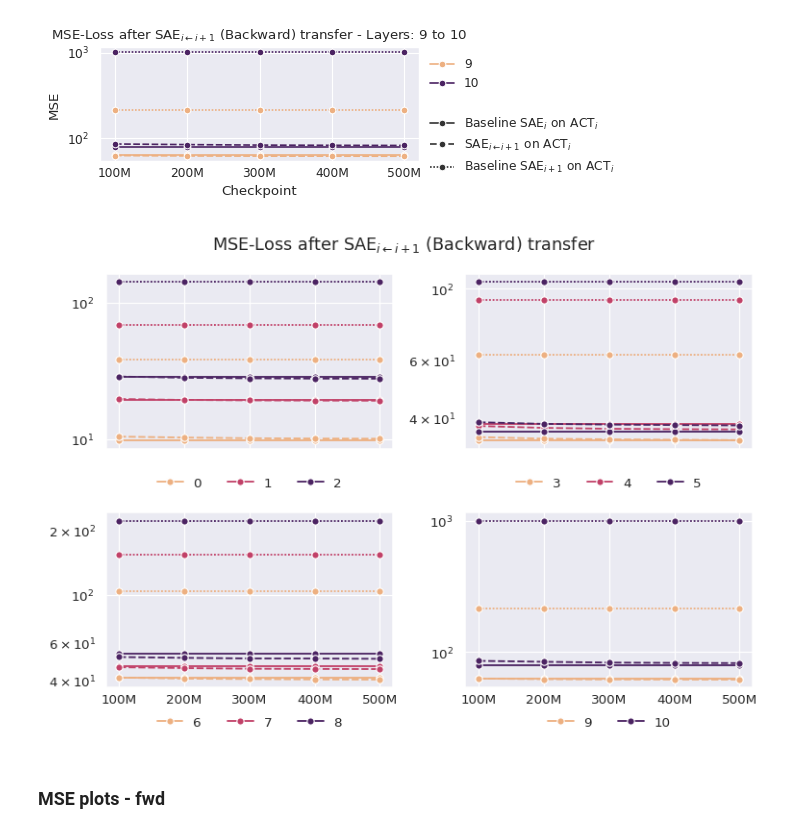
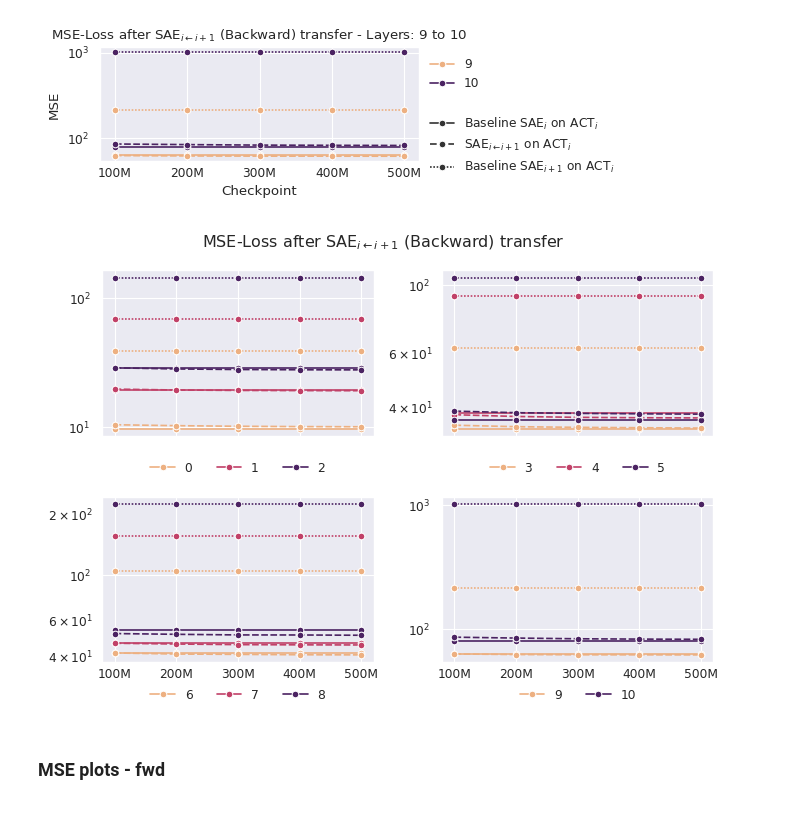
Before and after one commit to ghidav/sae-transfer-learning, a Jupyter notebook: paper_plot.ipynb, the cells around one changed output. Drawn from its saved outputs; the diff is of its cells as text; code cells hidden in the pictures.

```diff
--- a/paper_plot.ipynb
+++ b/paper_plot.ipynb
@@ -916,8 +906,8 @@ l0_fwd_dfs_plot.head()
 # %%
 sns.set_context("paper")
 
-for layers in [[1,2,3], [4,5,6], [7,8,9], [10,11]]:
-    plt.figure(figsize=(6,2))  # width=12 inches, height=6 inches
+for layers in [[1, 2, 3], [4, 5, 6], [7, 8, 9], [10, 11]]:
+    plt.figure(figsize=(6, 2))  # width=12 inches, height=6 inches
     plt.title(
         "L0-Loss after SAE$_{i\leftarrow i-1}$ (Forward) transfer - Layers: "
         + str(layers[0])
@@ -933,7 +923,7 @@ for layers in [[1,2,3], [4,5,6], [7,8,9], [10,11]]:
         err_style=None,
         legend="full",
         palette=sns.color_palette("flare", as_cmap=True),
-        marker="o"
+        marker="o",
     )
     ax.set_xticks(np.arange(5))
     ax.set_xlabel("Checkpoint")
@@ -957,7 +947,7 @@ for layers in [[1,2,3], [4,5,6], [7,8,9], [10,11]]:
     sns.move_legend(ax, "upper left", bbox_to_anchor=(1, 1), ncol=1, title=None, frameon=False)
     # sns.move_legend(ax, "lower center", bbox_to_anchor=(0.5, -0.25), ncol=8, title=None, frameon=False)
     plt.tight_layout()
-    plt.savefig(IMG_PATH + f"lineplot_fwd_l0_{layers[0]}_{layers[-1]}.png")
+    plt.savefig(IMG_PATH + f"lineplot_fwd_l0_{layers[0]}_{layers[-1]}.png", dpi=300, bbox_inches="tight")
 # %% [output]
 [figure]
 [figure]
@@ -966,7 +956,7 @@ for layers in [[1,2,3], [4,5,6], [7,8,9], [10,11]]:
 # %%
 sns.set_context("paper")
 
-fig, axes = plt.subplots(2, 2, figsize=(13, 5), sharex=True, sharey=False, dpi=110)
+fig, axes = plt.subplots(2, 2, figsize=(13, 5), sharex=True, sharey=False)
 for i, layers in enumerate([[1, 2, 3], [4, 5, 6], [7, 8, 9], [10, 11]]):
     ax = axes[i // 2, i % 2]
     ax.set_title(
@@ -992,13 +982,13 @@ for i, layers in enumerate([[1, 2, 3], [4, 5, 6], [7, 8, 9], [10, 11]]):
     ax.set_ylabel("")
     ax.set_yscale("log")
 plt.tight_layout()
-plt.savefig(IMG_PATH + f"lineplot_fwd_l0_all.png")
+plt.savefig(IMG_PATH + f"lineplot_fwd_l0_all.png", dpi=300, bbox_inches="tight")
 # %% [output]
 [figure]
 # %%
 sns.set_context("paper")
 
-fig, axes = plt.subplots(2, 2, figsize=(7, 5), sharex=True, sharey=False, dpi=110)
+fig, axes = plt.subplots(2, 2, figsize=(7, 5), sharex=True, sharey=False)
 for i, layers in enumerate([[1, 2, 3], [4, 5, 6], [7, 8, 9], [10, 11]]):
     ax = axes[i // 2, i % 2]
     sns.lineplot(
@@ -1011,7 +1001,7 @@ for i, layers in enumerate([[1, 2, 3], [4, 5, 6], [7, 8, 9], [10, 11]]):
         legend="full",
         palette=sns.color_palette("flare", as_cmap=True),
         ax=ax,
-        marker="o"
+        marker="o",
     )
     h, l = ax.get_legend_handles_labels()
     ax.legend(h[1 : 4 - int(i == 3)], l[1 : 4 - int(i == 3)])
@@ -1022,5 +1012,5 @@ for i, layers in enumerate([[1, 2, 3], [4, 5, 6], [7, 8, 9], [10, 11]]):
     ax.set_yscale("log")
 plt.suptitle("L0-Loss after SAE$_{i\leftarrow i-1}$ (Forward) transfer")
 plt.tight_layout()
-plt.savefig(IMG_PATH + "lineplot_fwd_l0_small_all.png")
+plt.savefig(IMG_PATH + "lineplot_fwd_l0_small_all.png", dpi=300, bbox_inches="tight")
 # %% [output]
@@ -1158,7 +1148,7 @@ for layers in [[0, 1, 2], [3, 4, 5], [6, 7, 8], [9, 10]]:
         err_style="bars",
         legend="brief",
         palette=sns.color_palette("flare", as_cmap=True),
-        marker="o"
+        marker="o",
     )
     ax.set_xticks(np.arange(5))
     ax.set_xlabel("Checkpoint")
@@ -1182,7 +1172,7 @@ for layers in [[0, 1, 2], [3, 4, 5], [6, 7, 8], [9, 10]]:
     sns.move_legend(ax, "upper left", bbox_to_anchor=(1, 1), ncol=1, title=None, frameon=False)
     # sns.move_legend(ax, "lower center", bbox_to_anchor=(0.5, -0.35), ncol=8, title=None, frameon=False)
     plt.tight_layout()
-    plt.savefig(IMG_PATH + f"lineplot_bwd_mse_{layers[0]}_{layers[-1]}.png")
+    plt.savefig(IMG_PATH + f"lineplot_bwd_mse_{layers[0]}_{layers[-1]}.png", dpi=300, bbox_inches="tight")
 # %% [output]
 [figure]
 [figure]
@@ -1191,33 +1181,33 @@ for layers in [[0, 1, 2], [3, 4, 5], [6, 7, 8], [9, 10]]:
 # %%
 sns.set_context("paper")
 
-fig, axes = plt.subplots(2, 2, figsize=(7, 5), sharex=True, sharey=False, dpi=110)
+fig, axes = plt.subplots(2, 2, figsize=(7, 5), sharex=True, sharey=False)
 for i, layers in enumerate([[0, 1, 2], [3, 4, 5], [6, 7, 8], [9, 10]]):
     ax = axes[i // 2, i % 2]
     sns.lineplot(
         data=mse_bwd_dfs_plot[mse_bwd_dfs_plot["i"].isin(layers)],
         x="checkpoint",
         y="mse",
         hue="i",
         style="type",
         err_style="bars",
         legend="full",
         palette=sns.color_palette("flare", as_cmap=True),
         ax=ax,
-        marker="o"
+        marker="o",
     )
     h, l = ax.get_legend_handles_labels()
     ax.legend(h[1 : 4 - int(i == 3)], l[1 : 4 - int(i == 3)])
     sns.move_legend(ax, "lower center", bbox_to_anchor=(0.5, -0.3), ncol=4, title=None, frameon=False)
     ax.set_xticklabels(["100M", "200M", "300M", "400M", "500M"], va="center", ha="center")
     ax.set_xlabel("")
     ax.set_ylabel("")
     ax.set_yscale("log")
 plt.suptitle("MSE-Loss after SAE$_{i\leftarrow i+1}$ (Backward) transfer")
 plt.tight_layout()
-plt.savefig(IMG_PATH + "lineplot_mse_bwd_small_all.png")
+plt.savefig(IMG_PATH + "lineplot_mse_bwd_small_all.png", dpi=300, bbox_inches="tight")
 # %% [output]
-[figure, old version]
+[figure, new version]
 # %% [markdown]
 ### MSE plots - fwd
 # %%
```
Also changed, not shown: parts of 21 cells of this notebook.
